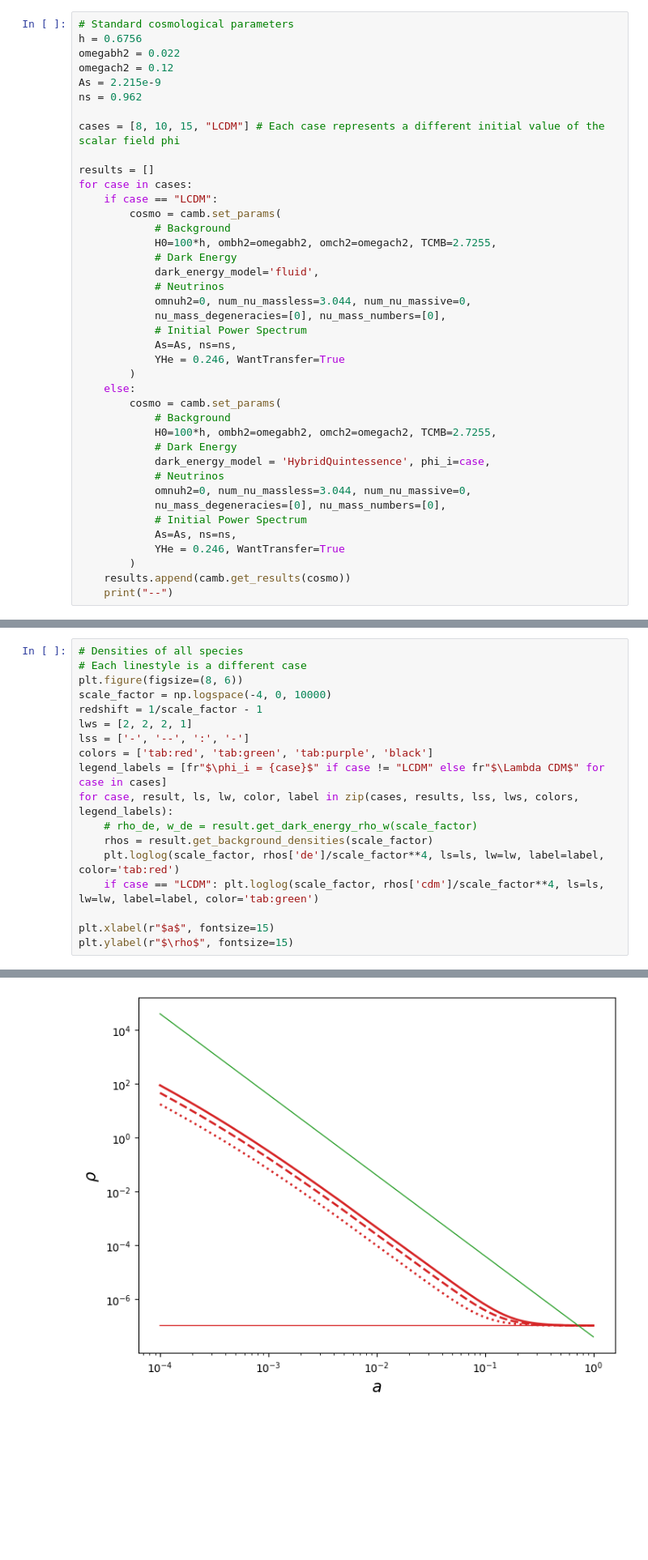
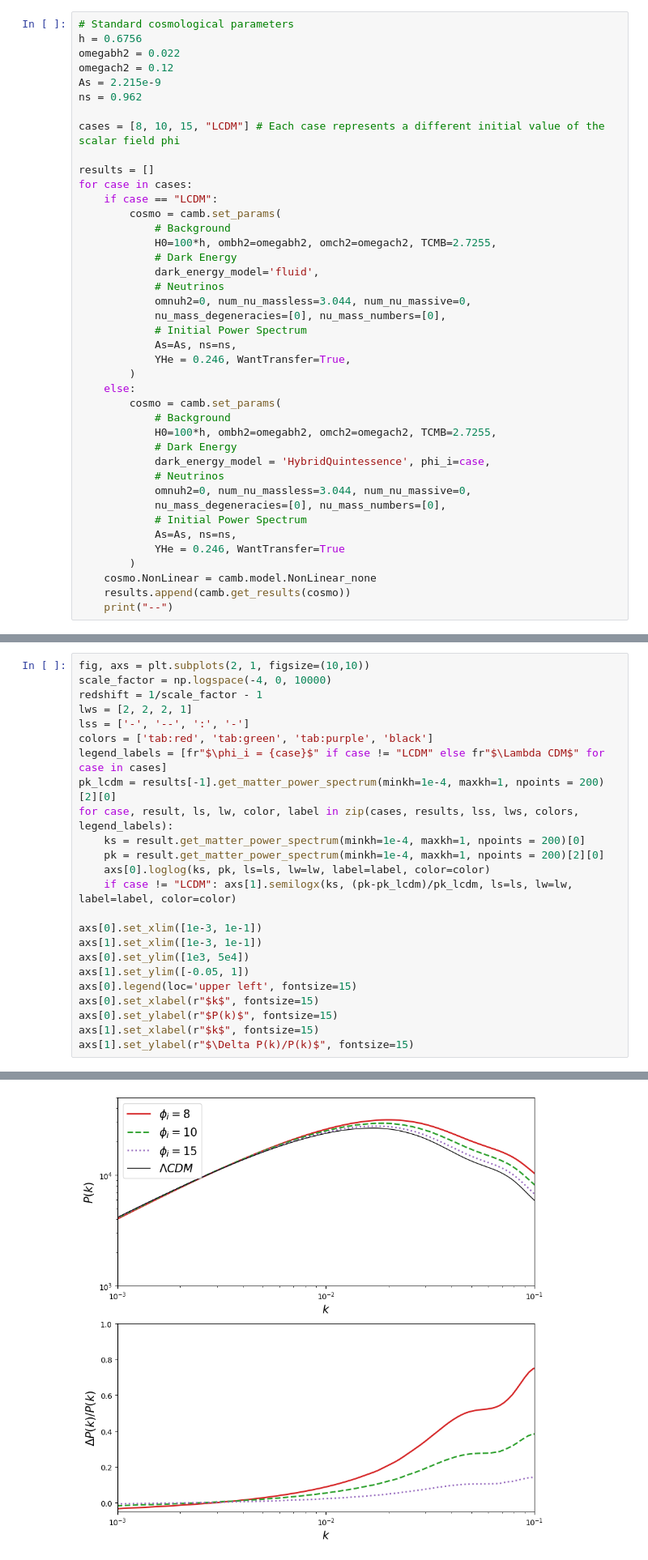
Before and after one commit to joaoreboucas1/CAMB-HDS, a Jupyter notebook: docs/HDS-Demo.ipynb, the cells around one changed output, grey strips where cells are left out. Shown at 81% size. Saved outputs shown, nothing was run; the diff lists cells and outputs as text; blank space fills up the shorter version.

```diff
--- a/docs/HDS-Demo.ipynb
+++ b/docs/HDS-Demo.ipynb
@@ -27,7 +28,7 @@ for case in cases:
 			nu_mass_degeneracies=[0], nu_mass_numbers=[0],
 			# Initial Power Spectrum
 			As=As, ns=ns,
-			YHe = 0.246, WantTransfer=True
+			YHe = 0.246, WantTransfer=True,
 		)
 	else:
 		cosmo = camb.set_params(
@@ -42,6 +43,7 @@ for case in cases:
 			As=As, ns=ns,
 			YHe = 0.246, WantTransfer=True
 		)
+	cosmo.NonLinear = camb.model.NonLinear_none
 	results.append(camb.get_results(cosmo))
 	print("--")
 # %% [output]
@@ -65,19 +103,25 @@ for case in cases:
 # %%
-# Densities of all species
-# Each linestyle is a different case
-plt.figure(figsize=(8, 6))
+fig, axs = plt.subplots(2, 1, figsize=(10,10))
 scale_factor = np.logspace(-4, 0, 10000)
 redshift = 1/scale_factor - 1
 lws = [2, 2, 2, 1]
 lss = ['-', '--', ':', '-']
 colors = ['tab:red', 'tab:green', 'tab:purple', 'black']
 legend_labels = [fr"$\phi_i = {case}$" if case != "LCDM" else fr"$\Lambda CDM$" for case in cases]
+pk_lcdm = results[-1].get_matter_power_spectrum(minkh=1e-4, maxkh=1, npoints = 200)[2][0]
 for case, result, ls, lw, color, label in zip(cases, results, lss, lws, colors, legend_labels):
-    # rho_de, w_de = result.get_dark_energy_rho_w(scale_factor)
-    rhos = result.get_background_densities(scale_factor)
-    plt.loglog(scale_factor, rhos['de']/scale_factor**4, ls=ls, lw=lw, label=label, color='tab:red')
-    if case == "LCDM": plt.loglog(scale_factor, rhos['cdm']/scale_factor**4, ls=ls, lw=lw, label=label, color='tab:green')
+    ks = result.get_matter_power_spectrum(minkh=1e-4, maxkh=1, npoints = 200)[0]
+    pk = result.get_matter_power_spectrum(minkh=1e-4, maxkh=1, npoints = 200)[2][0]
+    axs[0].loglog(ks, pk, ls=ls, lw=lw, label=label, color=color)
+    if case != "LCDM": axs[1].semilogx(ks, (pk-pk_lcdm)/pk_lcdm, ls=ls, lw=lw, label=label, color=color)
 
-plt.xlabel(r"$a$", fontsize=15)
-plt.ylabel(r"$\rho$", fontsize=15)
+axs[0].set_xlim([1e-3, 1e-1])
+axs[1].set_xlim([1e-3, 1e-1])
+axs[0].set_ylim([1e3, 5e4])
+axs[1].set_ylim([-0.05, 1])
+axs[0].legend(loc='upper left', fontsize=15)
+axs[0].set_xlabel(r"$k$", fontsize=15)
+axs[0].set_ylabel(r"$P(k)$", fontsize=15)
+axs[1].set_xlabel(r"$k$", fontsize=15)
+axs[1].set_ylabel(r"$\Delta P(k)/P(k)$", fontsize=15)
 # %% [output]
@@ -85,4 +129,4 @@ Text(0, 0.5, '$\\rho$')
-[figure, old version]
+[figure, new version]
 # %%
 # Relative densities of all species
 # Each linestyle is a different case
```
Also changed, not shown: parts of 8 cells of this notebook, 2 other files.
